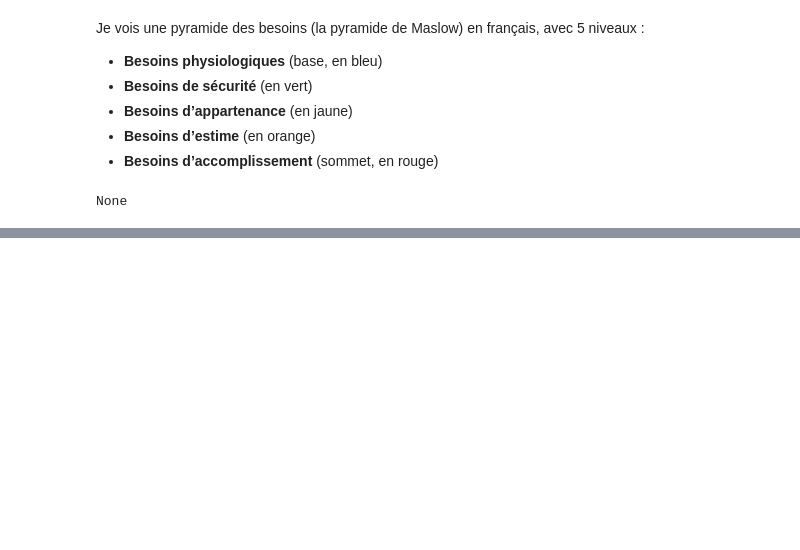
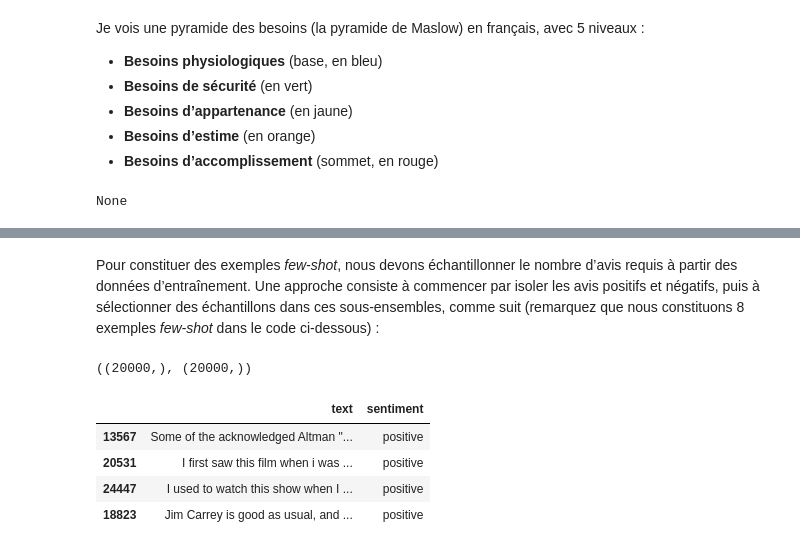
Before and after one commit to IksiBadreddine/SMA_PE, a Jupyter notebook: SMA.ipynb, the cells around one changed output, grey strips where cells are left out. Drawn from its saved outputs; the diff is of its cells as text; code cells hidden in the pictures; blank space fills up the shorter version.

```diff
--- a/SMA.ipynb
+++ b/SMA.ipynb
@@ -350,0 +505,4 @@ None
+# %%
+examples_df, gold_examples_df = train_test_split(
+    train_df, test_size=0.2, random_state=42
+)
@@ -350,0 +555,21 @@ None
+# %% [markdown]
+Pour constituer des exemples *few-shot*, nous devons échantillonner le nombre d’avis requis à partir des données d’entraînement. Une approche consiste à commencer par isoler les avis positifs et négatifs, puis à sélectionner des échantillons dans ces sous-ensembles, comme suit (remarquez que nous constituons 8 exemples *few-shot* dans le code ci-dessous) :
+# %%
+positive_reviews = (examples_df.sentiment == 'positive')
+negative_reviews = (examples_df.sentiment == 'negative')
+# %%
+(positive_reviews.shape, negative_reviews.shape)
+# %% [output]
+((20000,), (20000,))
+# %%
+columns = ['text', 'sentiment']
+positive_examples = examples_df.loc[positive_reviews, columns].sample(4)
+negative_examples = examples_df.loc[negative_reviews, columns].sample(4)
+# %%
+positive_examples
+# %% [output]
+|  | text | sentiment |
+| 13567 | Some of the acknowledged Altman "... | positive |
+| 20531 | I first saw this film when i was ... | positive |
+| 24447 | I used to watch this show when I ... | positive |
+| 18823 | Jim Carrey is good as usual, and ... | positive |
```
Also changed, not shown: parts of 71 cells of this notebook, 2 other files.
